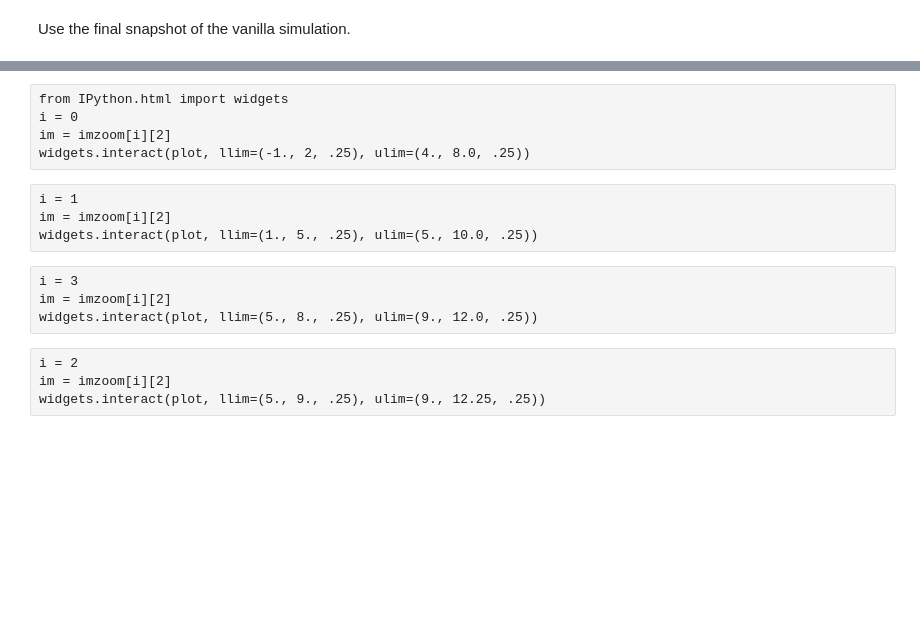
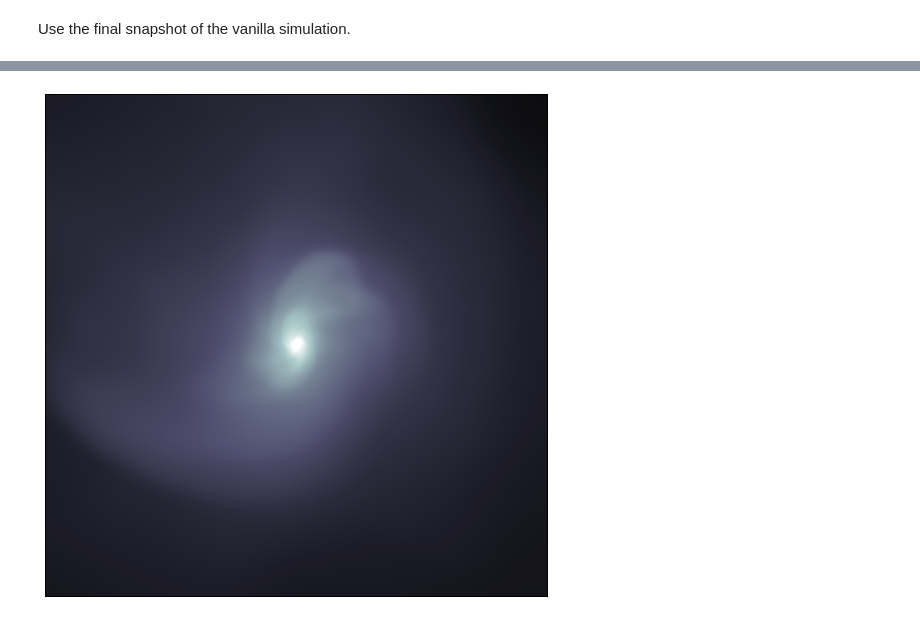
Before and after one commit to hummel/xray_notebooks, a Jupyter notebook: Halo Structure.ipynb, the cells around one changed output, grey strips where cells are left out. Saved outputs shown, nothing was run; the diff lists cells and outputs as text; code cells hidden in the pictures; blank space fills up the shorter version.

Commit message:
Include plots for ipynb to send to kevin.

```diff
--- a/Halo Structure.ipynb
+++ b/Halo Structure.ipynb
@@ -110,17 +120,17 @@ def plot(llim, ulim):
-# %% [raw]
-from IPython.html import widgets
-i = 0
-im = imzoom[i][2]
-widgets.interact(plot, llim=(-1., 2, .25), ulim=(4., 8.0, .25))
-# %% [raw]
-i = 1
-im = imzoom[i][2]
-widgets.interact(plot, llim=(1., 5., .25), ulim=(5., 10.0, .25))
-# %% [raw]
-i = 3
-im = imzoom[i][2]
-widgets.interact(plot, llim=(5., 8., .25), ulim=(9., 12.0, .25))
-# %% [raw]
-i = 2
-im = imzoom[i][2]
-widgets.interact(plot, llim=(5., 9., .25), ulim=(9., 12.25, .25))
+# %%
+from mpl_toolkits.axes_grid1 import make_axes_locatable
+
+def plot(llim, ulim):
+    i=0
+    f,ax = plt.subplots(figsize=(9.,9.))
+    img = ax.imshow(im, cmap=plt.cm.bone, origin='lower')
+    ax.xaxis.set_visible(False)
+    ax.yaxis.set_visible(False)
+    img.set_clim((llim, ulim))
+# %%
+from IPython.html import widgets
+i = 0
+im = imzoom[i][2]
+widgets.interact(plot, llim=(-1., 2, .25), ulim=(4., 8.0, .25))
+# %% [output]
+[figure, added]
```
Also changed, not shown: parts of 6 cells of this notebook.
